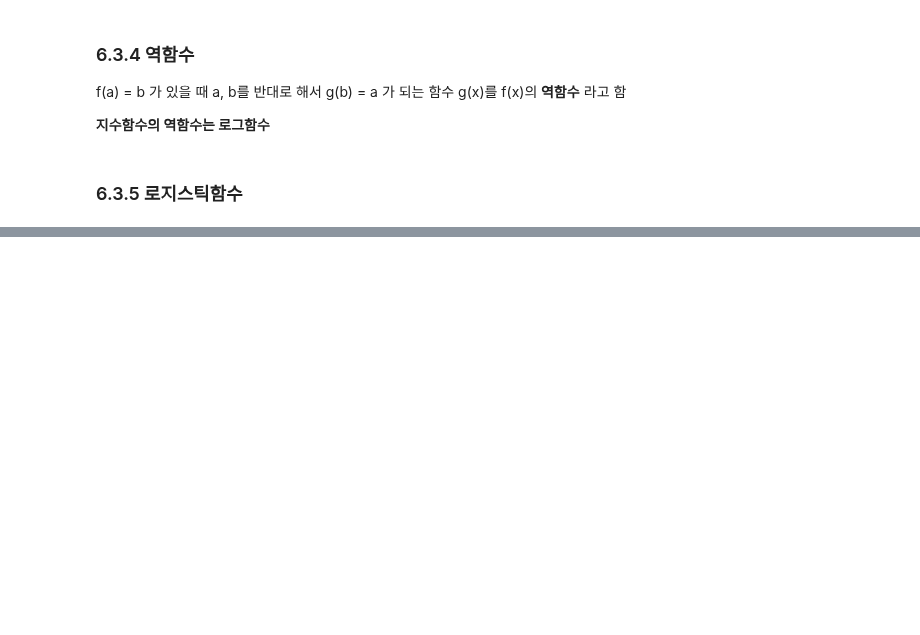
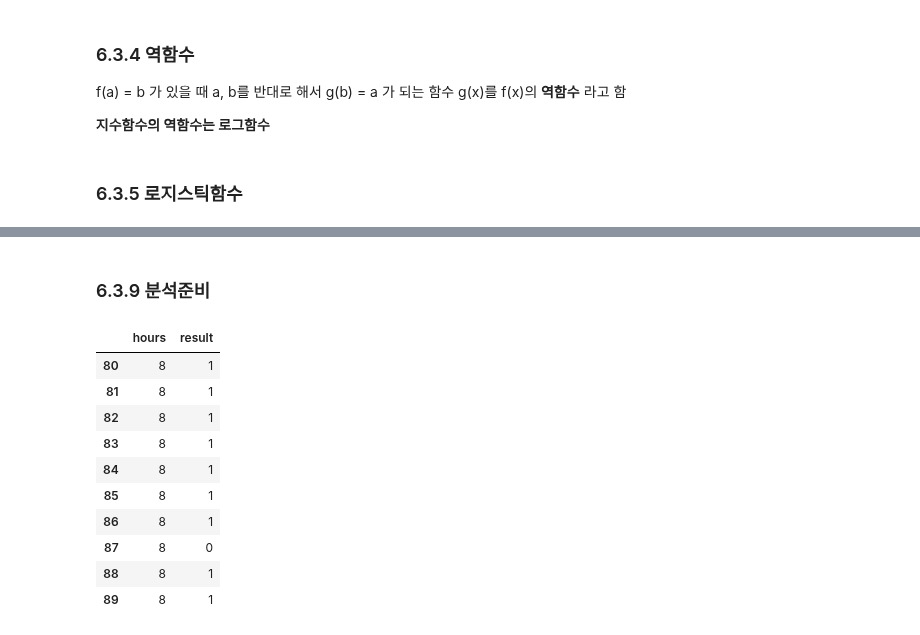
Before and after one commit to johyunkang/adp_certificate, a Jupyter notebook: stats_textbook_06.ipynb, the cells around one changed output, grey strips where cells are left out. Saved outputs shown, nothing was run; the diff lists cells and outputs as text; code cells hidden in the pictures; blank space fills up the shorter version.

```diff
--- a/stats_textbook_06.ipynb
+++ b/stats_textbook_06.ipynb
@@ -201,0 +268,2 @@ f(a) = b 가 있을 때 a, b를 반대로 해서 g(b) = a 가 되는 함수 g(x)
+# %% [markdown]
+### 6.3.9 분석준비
@@ -201,0 +285,17 @@ f(a) = b 가 있을 때 a, b를 반대로 해서 g(b) = a 가 되는 함수 g(x)
+# %%
+test_result = pd.read_csv('/content/drive/MyDrive/Colab Notebooks/adp/파이썬으로배우는통계학교과서/data/6-3-1-logistic-regression.csv')
+test_result
+# test_result.info()
+test_result[test_result['hours'] == 8].head(10)
+# %% [output]
+|  | hours | result |
+| 80 | 8 | 1 |
+| 81 | 8 | 1 |
+| 82 | 8 | 1 |
+| 83 | 8 | 1 |
+| 84 | 8 | 1 |
+| 85 | 8 | 1 |
+| 86 | 8 | 1 |
+| 87 | 8 | 0 |
+| 88 | 8 | 1 |
+| 89 | 8 | 1 |
```
Also changed, not shown: parts of 17 cells of this notebook.
